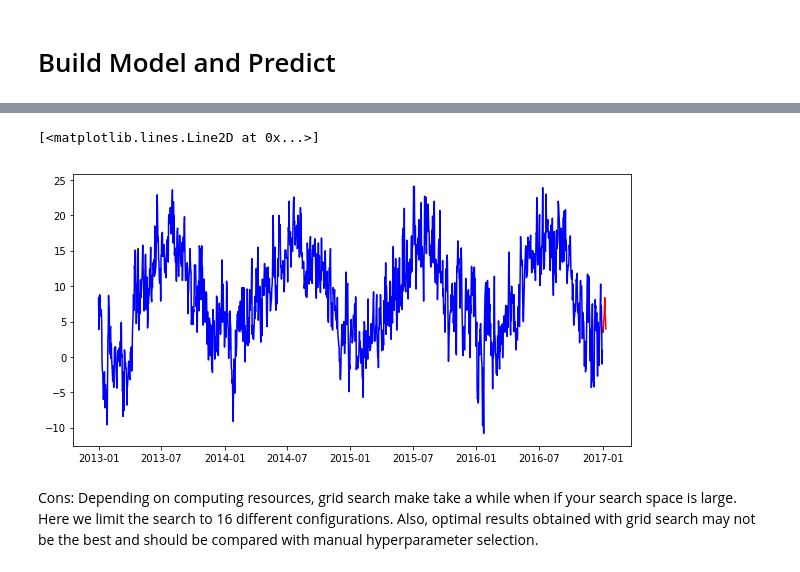
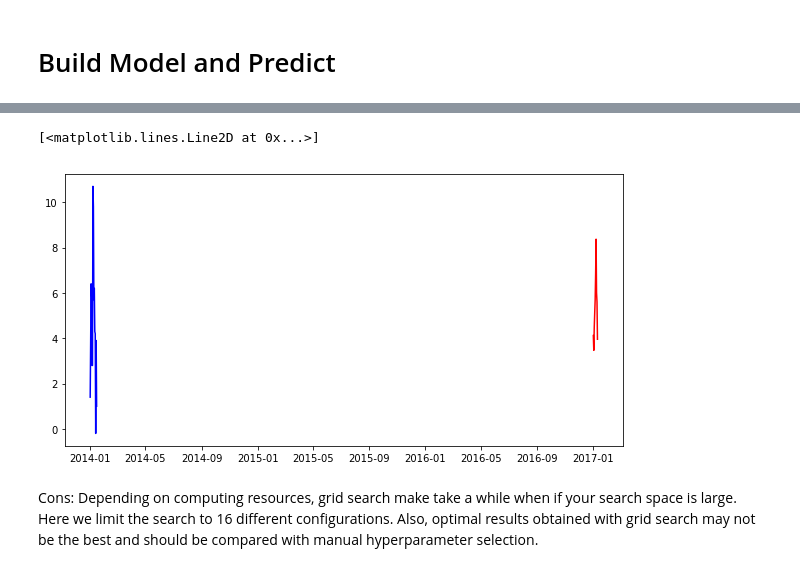
Before and after one commit to chalendony/iot-htsensor, a Jupyter notebook: analysis/sarima-grid-search.ipynb, the cells around one changed output, grey strips where cells are left out. Cells and saved outputs as stored; diff of their text form; code cells hidden in the pictures.

Commit message:
plot prediction

```diff
--- a/analysis/sarima-grid-search.ipynb
+++ b/analysis/sarima-grid-search.ipynb
@@ -175,7 +175,10 @@ done
 # %% [markdown]
 # Build Model and Predict
 # %%
-sarima = sm.tsa.statespace.SARIMAX(df['D_Temp'],trend='c', order=(0,0,1), seasonal_order=(1,0,1,12) )
+start = '2013-01-01'
+maxtrain = '2014-01-15'
+
+sarima = sm.tsa.statespace.SARIMAX(df['D_Temp'].loc[mintrain:'2014-01-15'],trend='c', order=(0,0,1), seasonal_order=(1,0,1,12) )
 model = sarima.fit(disp=True)
 # %%
 lookahead_prediction = 10
@@ -183,10 +200,10 @@ forecast = model.forecast(lookahead_prediction)
 # %%
 plt.figure(figsize= (10,5))
 plt.plot(forecast, 'r')
-plt.plot(df['D_Temp'], 'b')
+plt.plot(df['D_Temp'].loc['2014-01-01':'2014-01-15'], 'b')
 #plt.title('RMSE')
 # %% [output]
 [<matplotlib.lines.Line2D at 0x...>]
-[figure, old version]
+[figure, new version]
 # %% [markdown]
 Cons: Depending on computing resources, grid search make take a while when if your search space is large. Here we limit the search to 16 different configurations. Also, optimal results obtained with grid search may not be the best and should be compared with manual hyperparameter selection.
```
Also changed, not shown: parts of 1 cell of this notebook.
